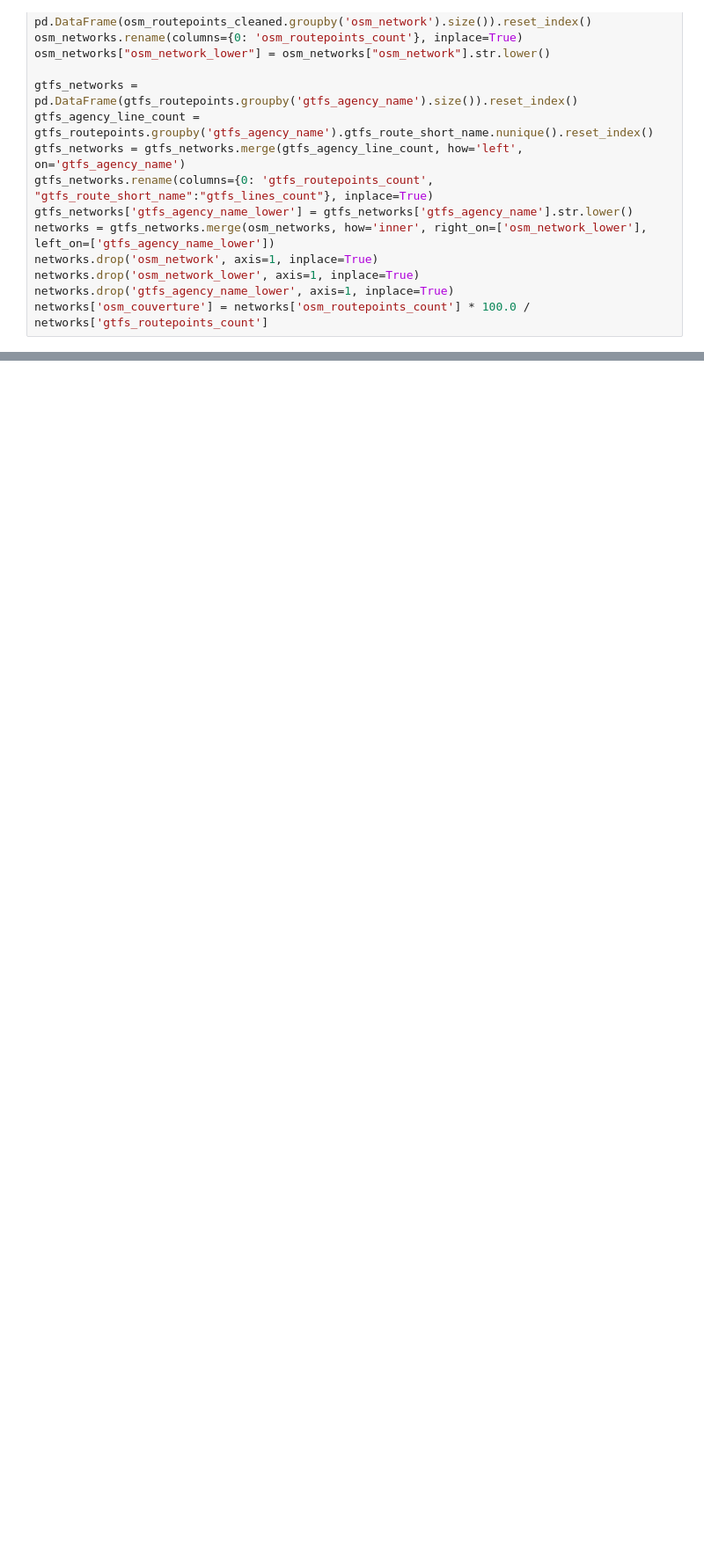
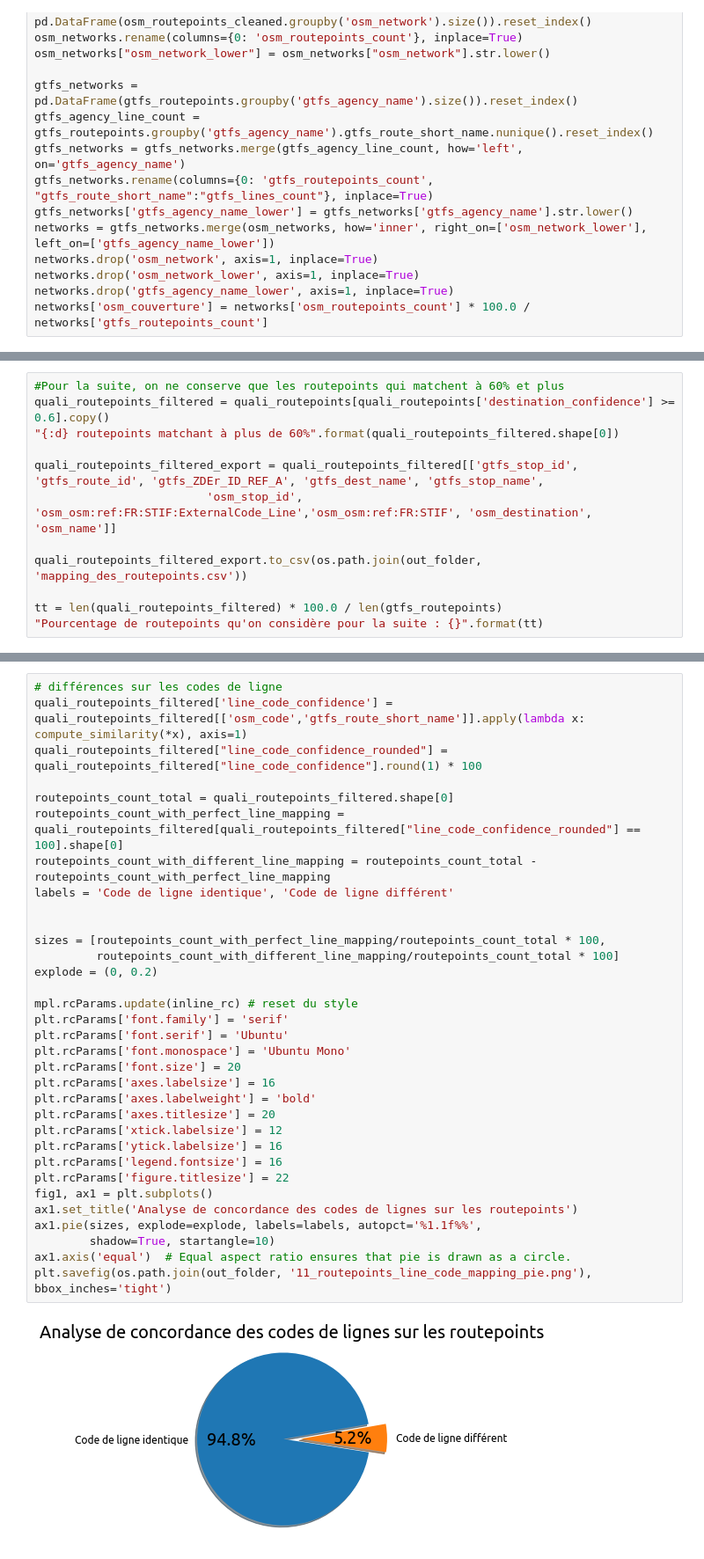
Before and after one commit to Jungle-Bus/ref-fr-STIF, a Jupyter notebook: audit_routepoints/idf_audit.ipynb, the cells around one changed output, grey strips where cells are left out. Shown at 88% size. Saved outputs shown, nothing was run; the diff lists cells and outputs as text; blank space fills up the shorter version.

```diff
--- a/audit_routepoints/idf_audit.ipynb
+++ b/audit_routepoints/idf_audit.ipynb
@@ -398,0 +359,12 @@ plt.savefig(os.path.join(out_folder, '8_network_cover_in_routepoints.png'), bbox
+# %%
+#Pour la suite, on ne conserve que les routepoints qui matchent à 60% et plus
+quali_routepoints_filtered = quali_routepoints[quali_routepoints['destination_confidence'] >= 0.6].copy()
+"{:d} routepoints matchant à plus de 60%".format(quali_routepoints_filtered.shape[0])
+
+quali_routepoints_filtered_export = quali_routepoints_filtered[['gtfs_stop_id', 'gtfs_route_id', 'gtfs_ZDEr_ID_REF_A', 'gtfs_dest_name', 'gtfs_stop_name',
+                         'osm_stop_id', 'osm_osm:ref:FR:STIF:ExternalCode_Line','osm_osm:ref:FR:STIF', 'osm_destination', 'osm_name']]
+
+quali_routepoints_filtered_export.to_csv(os.path.join(out_folder, 'mapping_des_routepoints.csv'))
+
+tt = len(quali_routepoints_filtered) * 100.0 / len(gtfs_routepoints)
+"Pourcentage de routepoints qu'on considère pour la suite : {}".format(tt)
@@ -398,0 +381,35 @@ plt.savefig(os.path.join(out_folder, '8_network_cover_in_routepoints.png'), bbox
+# %%
+# différences sur les codes de ligne
+quali_routepoints_filtered['line_code_confidence'] = quali_routepoints_filtered[['osm_code','gtfs_route_short_name']].apply(lambda x: compute_similarity(*x), axis=1)
+quali_routepoints_filtered["line_code_confidence_rounded"] = quali_routepoints_filtered["line_code_confidence"].round(1) * 100
+
+routepoints_count_total = quali_routepoints_filtered.shape[0]
+routepoints_count_with_perfect_line_mapping = quali_routepoints_filtered[quali_routepoints_filtered["line_code_confidence_rounded"] == 100].shape[0]
+routepoints_count_with_different_line_mapping = routepoints_count_total - routepoints_count_with_perfect_line_mapping
+labels = 'Code de ligne identique', 'Code de ligne différent'
+
+
+sizes = [routepoints_count_with_perfect_line_mapping/routepoints_count_total * 100,
+         routepoints_count_with_different_line_mapping/routepoints_count_total * 100]
+explode = (0, 0.2)
+
+mpl.rcParams.update(inline_rc) # reset du style
+plt.rcParams['font.family'] = 'serif'
+plt.rcParams['font.serif'] = 'Ubuntu'
+plt.rcParams['font.monospace'] = 'Ubuntu Mono'
+plt.rcParams['font.size'] = 20
+plt.rcParams['axes.labelsize'] = 16
+plt.rcParams['axes.labelweight'] = 'bold'
+plt.rcParams['axes.titlesize'] = 20
+plt.rcParams['xtick.labelsize'] = 12
+plt.rcParams['ytick.labelsize'] = 16
+plt.rcParams['legend.fontsize'] = 16
+plt.rcParams['figure.titlesize'] = 22
+fig1, ax1 = plt.subplots()
+ax1.set_title('Analyse de concordance des codes de lignes sur les routepoints')
+ax1.pie(sizes, explode=explode, labels=labels, autopct='%1.1f%%',
+        shadow=True, startangle=10)
+ax1.axis('equal')  # Equal aspect ratio ensures that pie is drawn as a circle.
+plt.savefig(os.path.join(out_folder, '11_routepoints_line_code_mapping_pie.png'), bbox_inches='tight')
+# %% [output]
+[figure, added]
```
Also changed, not shown: parts of 44 cells of this notebook, 3 other files.
